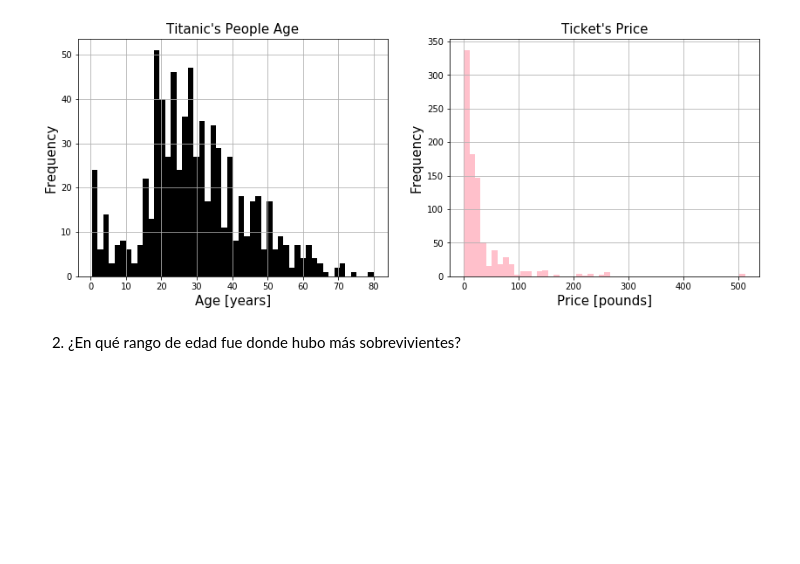
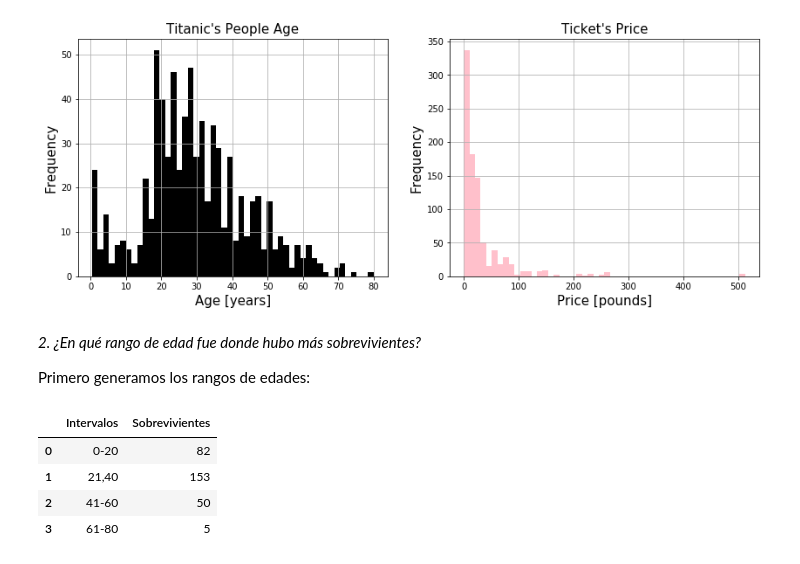
Before and after one commit to EugenioLey/DS-Serchenio, a Jupyter notebook: TitanicS.ipynb, the cells around one changed output. Drawn from its saved outputs; the diff is of its cells as text; code cells hidden in the pictures; blank space fills up the shorter version.

```diff
--- a/TitanicS.ipynb
+++ b/TitanicS.ipynb
@@ -162,4 +162,42 @@ data.fare.hist(bins=50,color="pink")
 <matplotlib.axes._subplots.AxesSubplot at 0x...>
 [figure]
 # %% [markdown]
-2. ¿En qué rango de edad fue donde hubo más sobrevivientes?
+_2. ¿En qué rango de edad fue donde hubo más sobrevivientes?_
+
+Primero generamos los rangos de edades:
+# %%
+data1 = data[data.age<=20]
+data2 = data[data.age<=40]
+data3 = data[data.age<=60]
+data4 = data[data.age<=80]
+
+ran1 = data1
+ran2 = data2[data2.age>20]
+ran3 = data3[data3.age>40]
+ran4 = data4[data4.age>60]
+# %%
+inter1 = ran1.groupby("age")[["survived"]].aggregate(lambda x:sum(x))
+survive1 = sum(inter1.iloc[:,0])
+
+inter2 = ran2.groupby("age")[["survived"]].aggregate(lambda x:sum(x))
+survive2 = sum(inter2.iloc[:,0])
+
+
+inter3 = ran3.groupby("age")[["survived"]].aggregate(lambda x:sum(x))
+survive3 = sum(inter3.iloc[:,0])
+
+inter4 = ran4.groupby("age")[["survived"]].aggregate(lambda x:sum(x))
+survive4 = sum(inter4.iloc[:,0])
+
+s=[survive1,survive2,survive3,survive4]
+I=['0-20','21,40','41-60','61-80']
+# %%
+number_survivors = pd.DataFrame({ 'Intervalos' : I, 'Sobrevivientes' : s})
+# %%
+number_survivors
+# %% [output]
+|  | Intervalos | Sobrevivientes |
+| 0 | 0-20 | 82 |
+| 1 | 21,40 | 153 |
+| 2 | 41-60 | 50 |
+| 3 | 61-80 | 5 |
```
Also changed, not shown: parts of 1 cell of this notebook.
